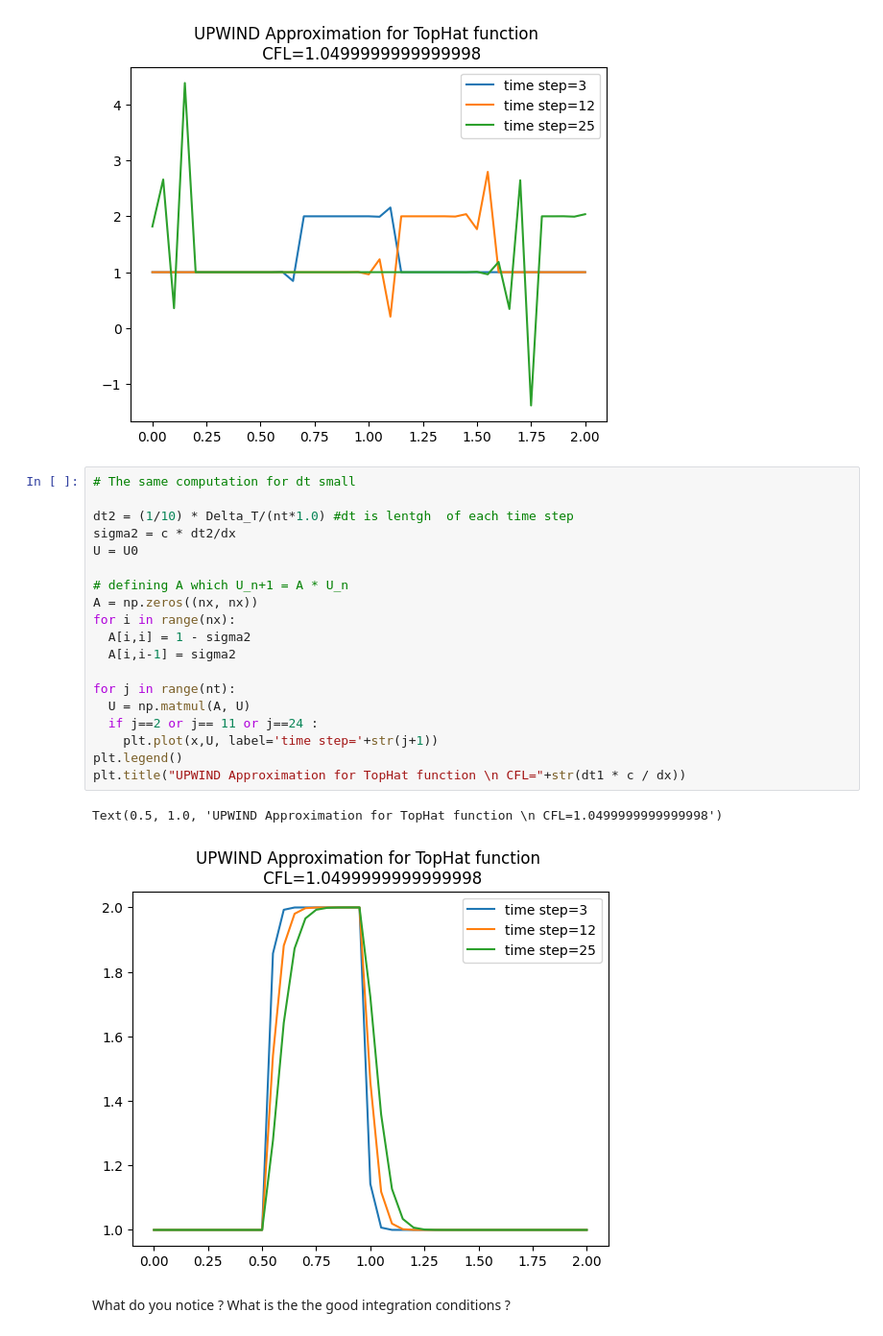
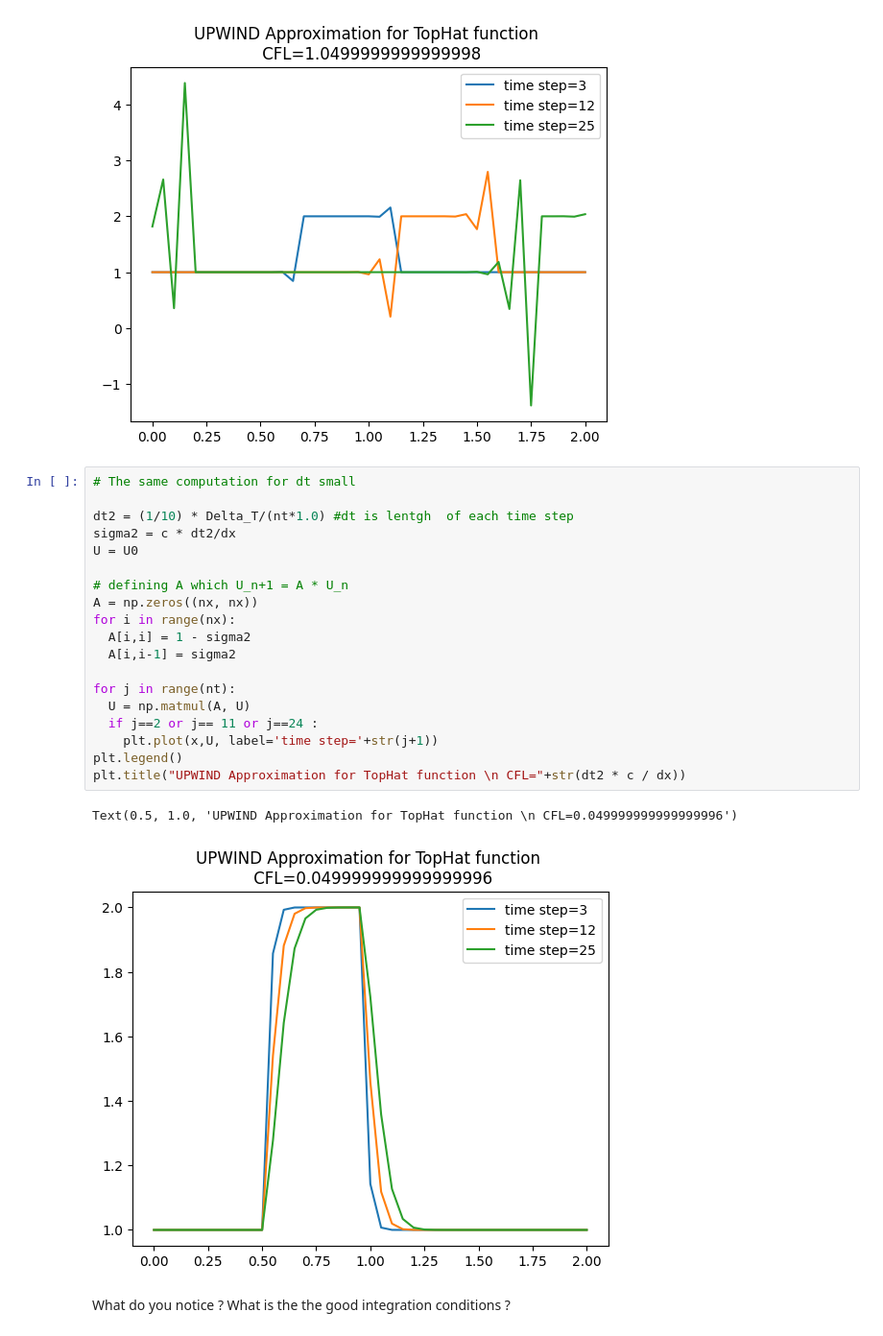
Before and after one commit to mopahlevani/Numerical-Methods, a Jupyter notebook: PDE_Training.ipynb, the cells around one changed output. Shown: that part at 96% size. Saved outputs shown, nothing was run; the diff lists cells and outputs as text.

```diff
--- a/PDE_Training.ipynb
+++ b/PDE_Training.ipynb
@@ -173,25 +173,25 @@ Text(0.5, 1.0, 'UPWIND Approximation for TopHat function \n CFL=1.04999999999999
 # %%
 # The same computation for dt small
 
 dt2 = (1/10) * Delta_T/(nt*1.0) #dt is lentgh  of each time step
 sigma2 = c * dt2/dx
 U = U0
 
 # defining A which U_n+1 = A * U_n
 A = np.zeros((nx, nx))
 for i in range(nx):
   A[i,i] = 1 - sigma2
   A[i,i-1] = sigma2
 
 for j in range(nt):
   U = np.matmul(A, U)
   if j==2 or j== 11 or j==24 :
     plt.plot(x,U, label='time step='+str(j+1))
 plt.legend()
-plt.title("UPWIND Approximation for TopHat function \n CFL="+str(dt1 * c / dx))
+plt.title("UPWIND Approximation for TopHat function \n CFL="+str(dt2 * c / dx))
 # %% [output]
-Text(0.5, 1.0, 'UPWIND Approximation for TopHat function \n CFL=1.0499999999999998')
+Text(0.5, 1.0, 'UPWIND Approximation for TopHat function \n CFL=0.049999999999999996')
-[figure, old version]
+[figure, new version]
 # %% [markdown]
 What do you notice ? What is the the good integration conditions ?
 # %% [markdown]
```
Also changed, not shown: parts of 1 cell of this notebook.
